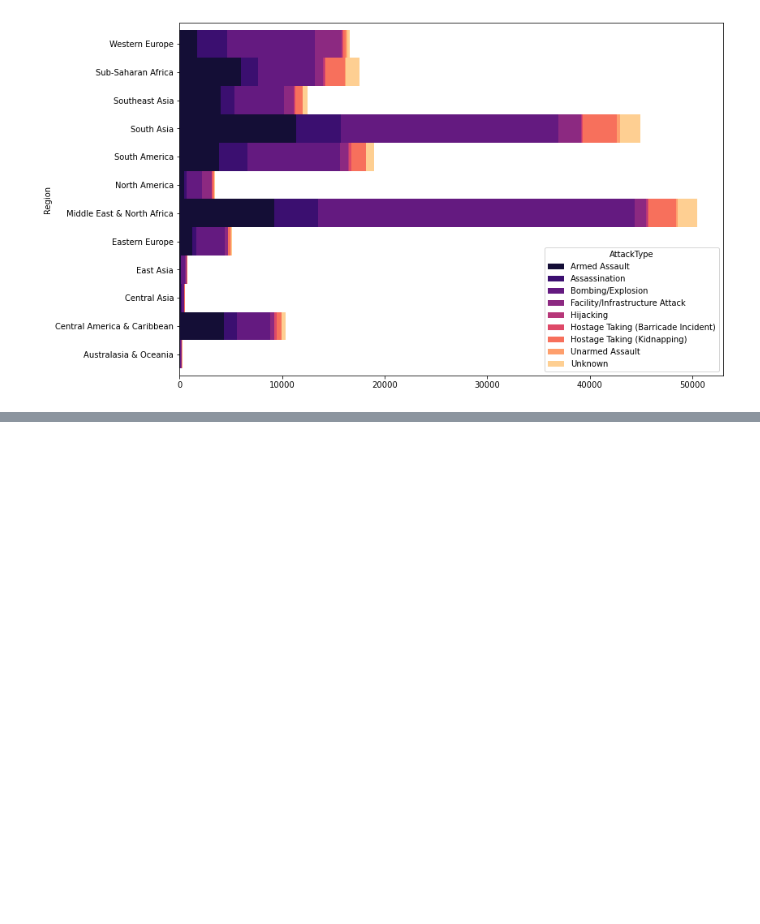
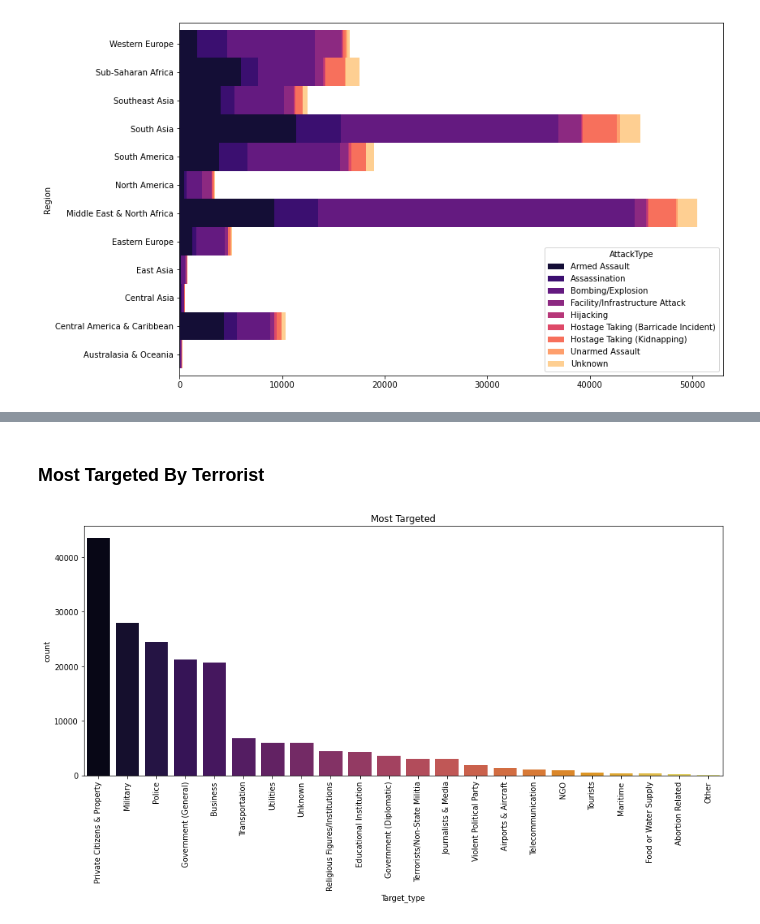
Before and after one commit to Akshitbagri/TSF-GRIP-Data-Science-Business-Analytics, a Jupyter notebook: Exploratory Data Analysis - Terrorism/Analysis.ipynb, the cells around one changed output, grey strips where cells are left out. Drawn from its saved outputs; the diff is of its cells as text; code cells hidden in the pictures; blank space fills up the shorter version.

```diff
--- a/Exploratory Data Analysis - Terrorism/Analysis.ipynb
+++ b/Exploratory Data Analysis - Terrorism/Analysis.ipynb
@@ -193,0 +204,10 @@ plt.show()
+# %% [markdown]
+### Most Targeted By Terrorist
+# %%
+plt.subplots(figsize=(15,6))
+sns.countplot(terror['Target_type'],palette='inferno',order=terror['Target_type'].value_counts().index)
+plt.xticks(rotation=90)
+plt.title('Most Targeted')
+plt.show()
+# %% [output]
+[figure, added]
```
Also changed, not shown: parts of 4 cells of this notebook.
